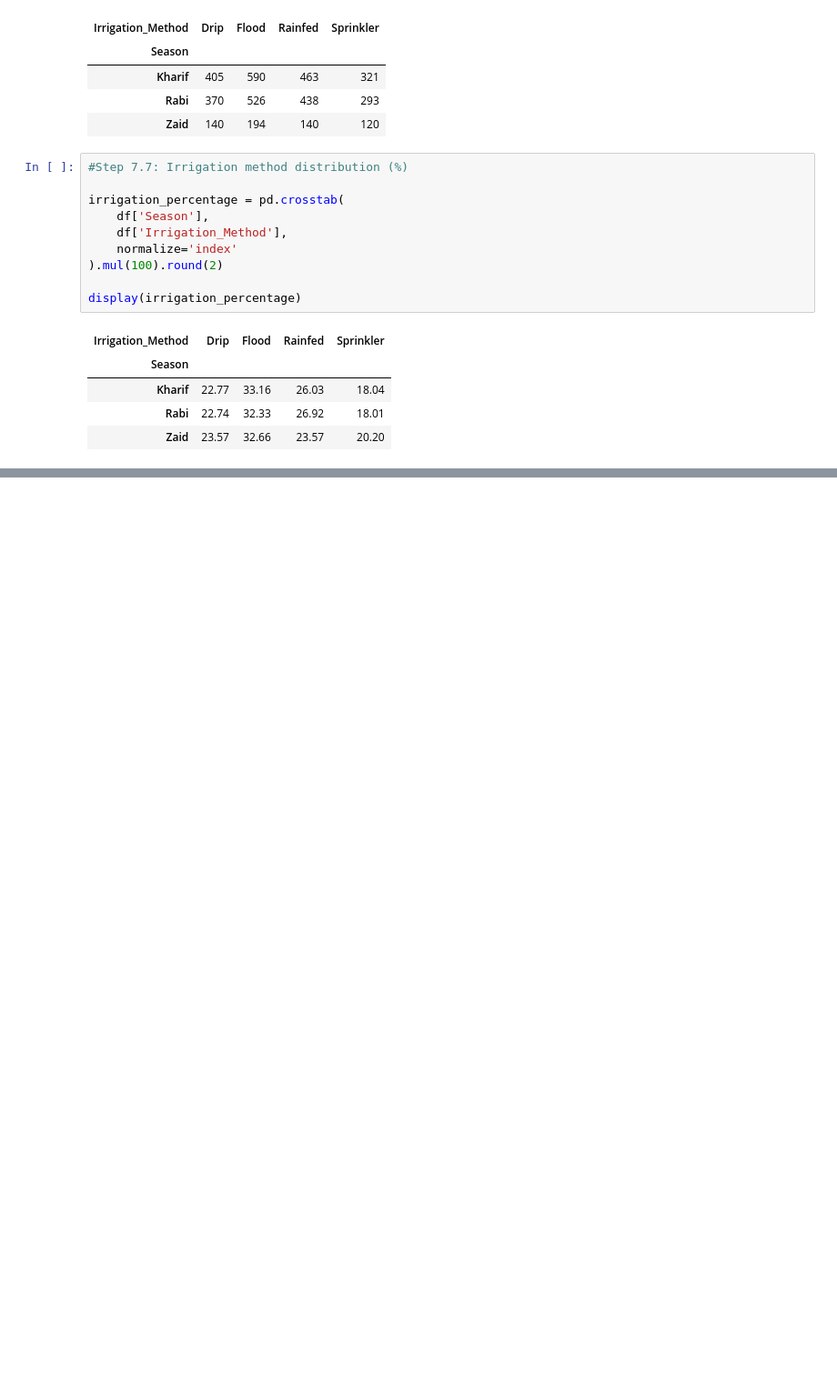
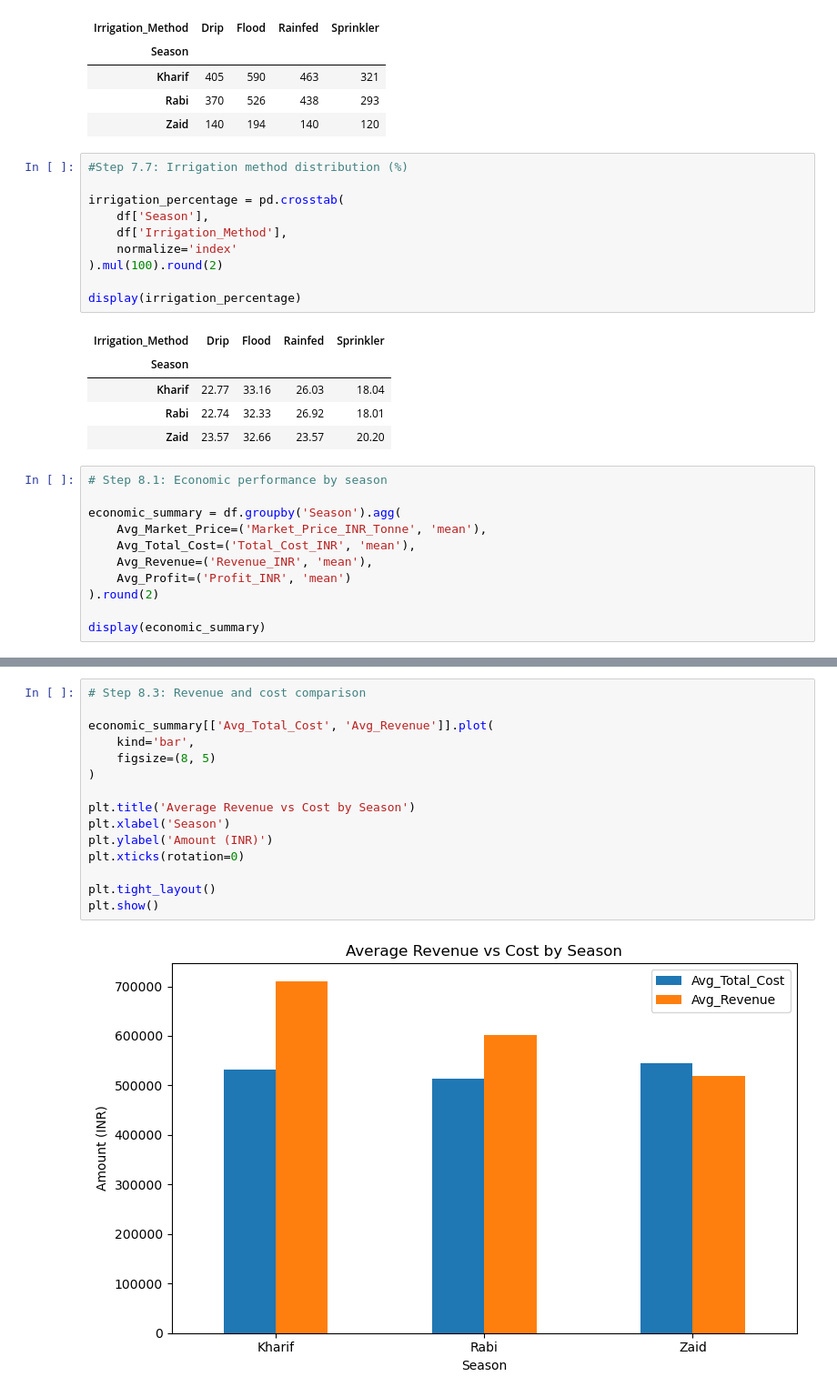
Before and after one commit to nachiket-mr360/Seasonal_Agriculture_performance_by_VOIS, a Jupyter notebook: seasonalAgriculturePerformance.ipynb, the cells around one changed output, grey strips where cells are left out. Shown at 91% size. Cells and saved outputs as stored; diff of their text form; blank space fills up the shorter version.

```diff
--- a/seasonalAgriculturePerformance.ipynb
+++ b/seasonalAgriculturePerformance.ipynb
@@ -621,3 +621,14 @@ display(irrigation_percentage)
 | Kharif | 22.77 | 33.16 | 26.03 | 18.04 |
 | Rabi | 22.74 | 32.33 | 26.92 | 18.01 |
 | Zaid | 23.57 | 32.66 | 23.57 | 20.20 |
+# %%
+# Step 8.1: Economic performance by season
+
+economic_summary = df.groupby('Season').agg(
+    Avg_Market_Price=('Market_Price_INR_Tonne', 'mean'),
+    Avg_Total_Cost=('Total_Cost_INR', 'mean'),
+    Avg_Revenue=('Revenue_INR', 'mean'),
+    Avg_Profit=('Profit_INR', 'mean')
+).round(2)
+
+display(economic_summary)
@@ -623,0 +660,17 @@ display(irrigation_percentage)
+# %%
+# Step 8.3: Revenue and cost comparison
+
+economic_summary[['Avg_Total_Cost', 'Avg_Revenue']].plot(
+    kind='bar',
+    figsize=(8, 5)
+)
+
+plt.title('Average Revenue vs Cost by Season')
+plt.xlabel('Season')
+plt.ylabel('Amount (INR)')
+plt.xticks(rotation=0)
+
+plt.tight_layout()
+plt.show()
+# %% [output]
+[figure, added]
```
Also changed, not shown: parts of 25 cells of this notebook.
